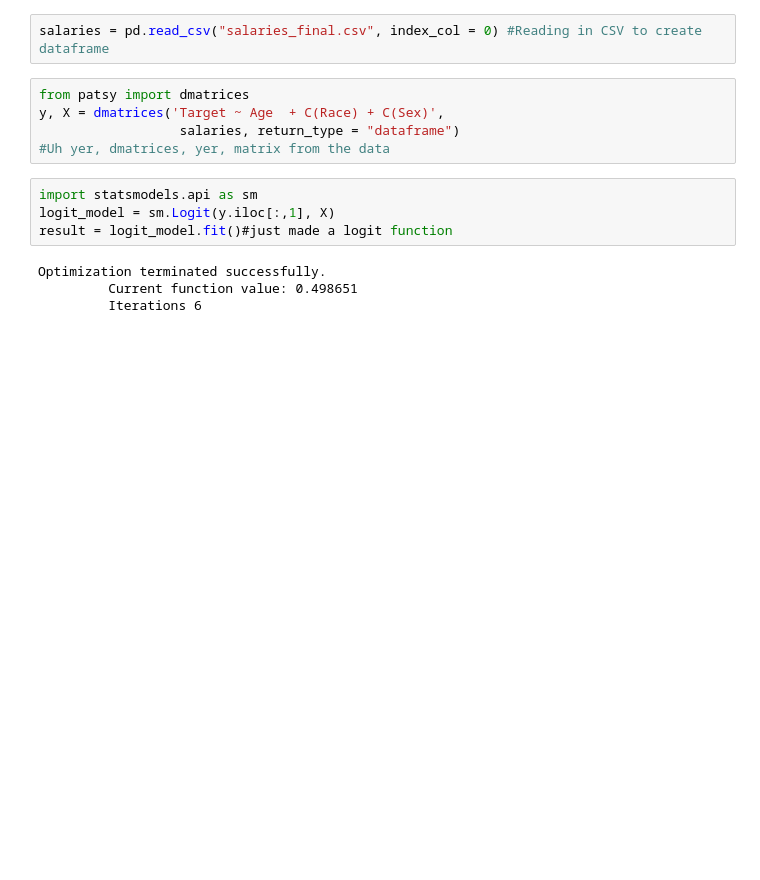
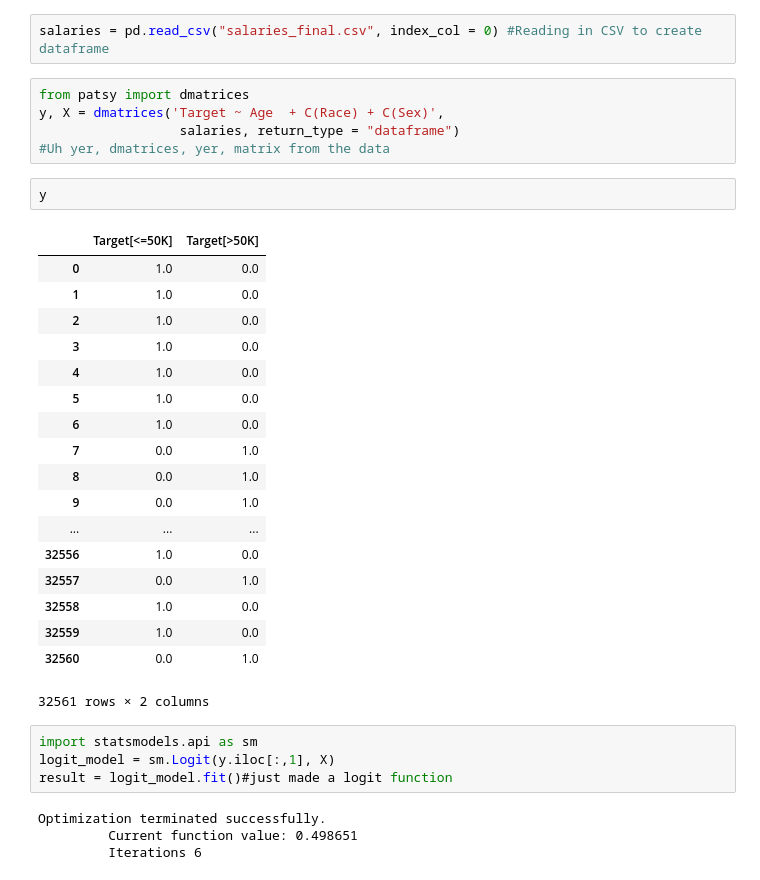
Before and after one commit to AR3441/dsc-3-29-02-linear-to-logistic-regression-nyc-ds-career-031119, a Jupyter notebook: index.ipynb, the cells around one changed output. Cells and saved outputs as stored; diff of their text form; blank space fills up the shorter version.

```diff
--- a/index.ipynb
+++ b/index.ipynb
@@ -200,6 +200,27 @@ from patsy import dmatrices
 y, X = dmatrices('Target ~ Age  + C(Race) + C(Sex)',
                   salaries, return_type = "dataframe")
 #Uh yer, dmatrices, yer, matrix from the data
+# %%
+y
+# %% [output]
+|  | Target[<=50K] | Target[>50K] |
+| 0 | 1.0 | 0.0 |
+| 1 | 1.0 | 0.0 |
+| 2 | 1.0 | 0.0 |
+| 3 | 1.0 | 0.0 |
+| 4 | 1.0 | 0.0 |
+| 5 | 1.0 | 0.0 |
+| 6 | 1.0 | 0.0 |
+| 7 | 0.0 | 1.0 |
+| 8 | 0.0 | 1.0 |
+| 9 | 0.0 | 1.0 |
+| ... | ... | ... |
+| 32556 | 1.0 | 0.0 |
+| 32557 | 0.0 | 1.0 |
+| 32558 | 1.0 | 0.0 |
+| 32559 | 1.0 | 0.0 |
+| 32560 | 0.0 | 1.0 |
+32561 rows × 2 columns
 # %%
 import statsmodels.api as sm
 logit_model = sm.Logit(y.iloc[:,1], X)
```
